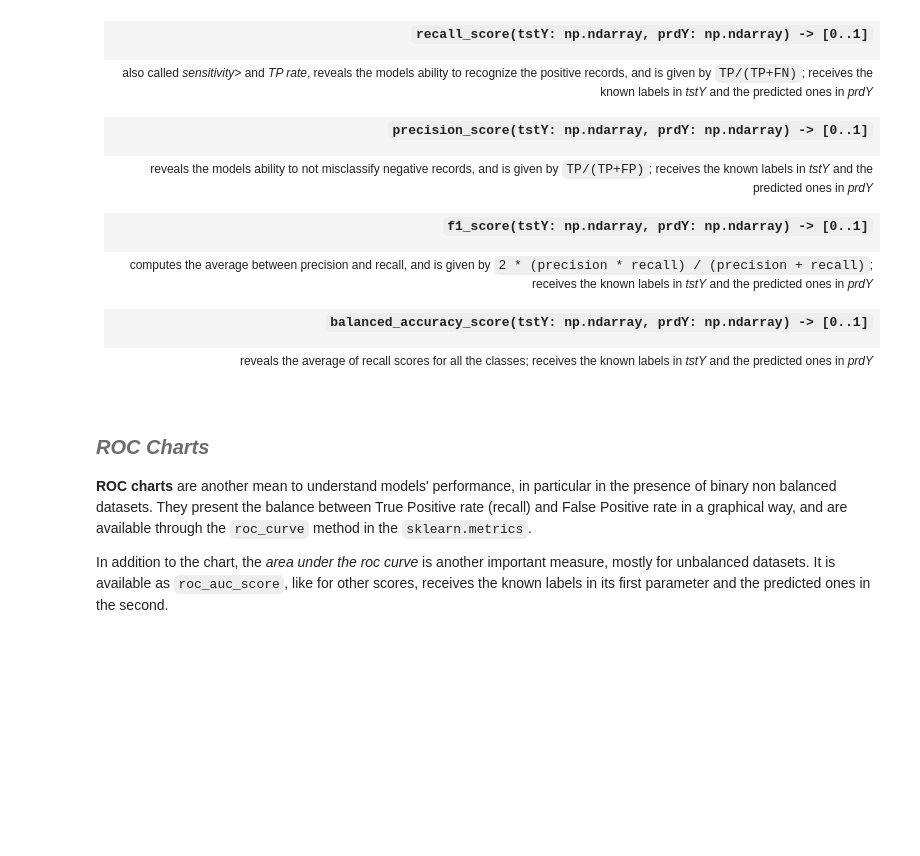
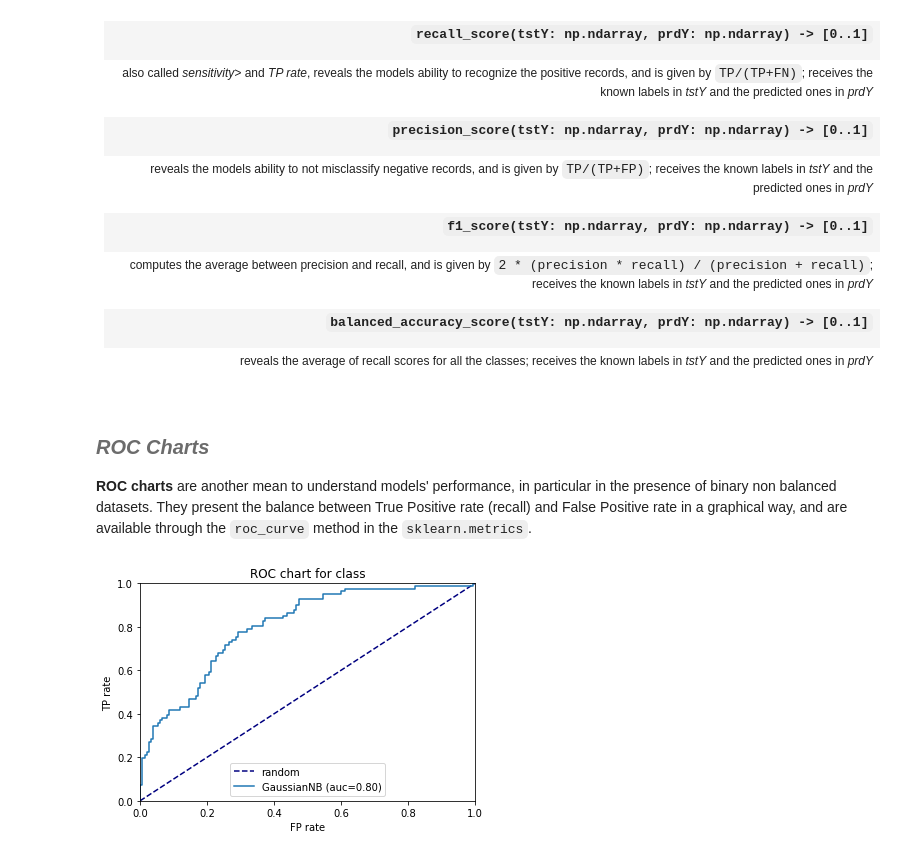
Before and after one commit to psinogas/DSlabs2019, a Jupyter notebook: Lab4_evaluation.ipynb, the cells around one changed output. Cells and saved outputs as stored; diff of their text form; code cells hidden in the pictures; blank space fills up the shorter version.

```diff
--- a/Lab4_evaluation.ipynb
+++ b/Lab4_evaluation.ipynb
@@ -108,11 +159,35 @@ available in the <code>sklearn.metrics</code> package. Next, we summarize the mo
 # %% [markdown]
 <h2 style="font-family:Arial;color:#6c6c6c;font-size:20px;font-style:italic;">ROC Charts</h2>
 
-<strong>ROC charts</strong> are another mean to understand models' performance, in particular in the presence of binary non balanced
-datasets.
+<strong>ROC charts</strong> are another mean to understand models' performance, in particular in the presence of binary
+non balanced datasets.
 They present the balance between True Positive rate (recall) and False Positive rate in a graphical way, and are
 available through the <code>roc_curve</code> method in the <code>sklearn.metrics</code>.
-
-In addition to the chart, the <i>area under the roc curve</i> is another important measure, mostly for unbalanced
-datasets. It is available as <code>roc_auc_score</code>, like for other scores, receives the known labels in its first
-parameter and the predicted ones in the second.
+# %%
+def plot_roc_chart(ax: plt.Axes, models: dict, tstX, tstY, target: str='class'):
+    ax.set_xlim([0.0, 1.0])
+    ax.set_ylim([0.0, 1.0])
+    ax.set_xlabel('FP rate')
+    ax.set_ylabel('TP rate')
+    ax.set_title('ROC chart for %s'%target)
+    ax.plot([0, 1], [0, 1], color='navy', label='random', linestyle='--')
+
+    for clf in models:
+        scores = models[clf].predict_proba(tstX)[:,1]
+        fpr, tpr, _ = metrics.roc_curve(tstY, scores, 'positive')
+        roc_auc = metrics.roc_auc_score(tstY, scores)
+        ax.plot(fpr, tpr, label='%s (auc=%0.2f)' %(clf, roc_auc))
+    ax.legend(loc="lower center")
+
+
+data = pd.read_csv('data/diabetes.csv')
+y = data.pop('class').values
+X = data.values
+trnX, tstX, trnY, tstY = train_test_split(X, y, train_size=0.7, stratify=y)
+model = GaussianNB().fit(trnX, trnY)
+
+plt.figure()
+plot_roc_chart(plt.gca(), {'GaussianNB': model}, tstX, tstY, 'class')
+plt.show()
+# %% [output]
+[figure, added]
```
Also changed, not shown: parts of 6 cells of this notebook, 3 other files.
